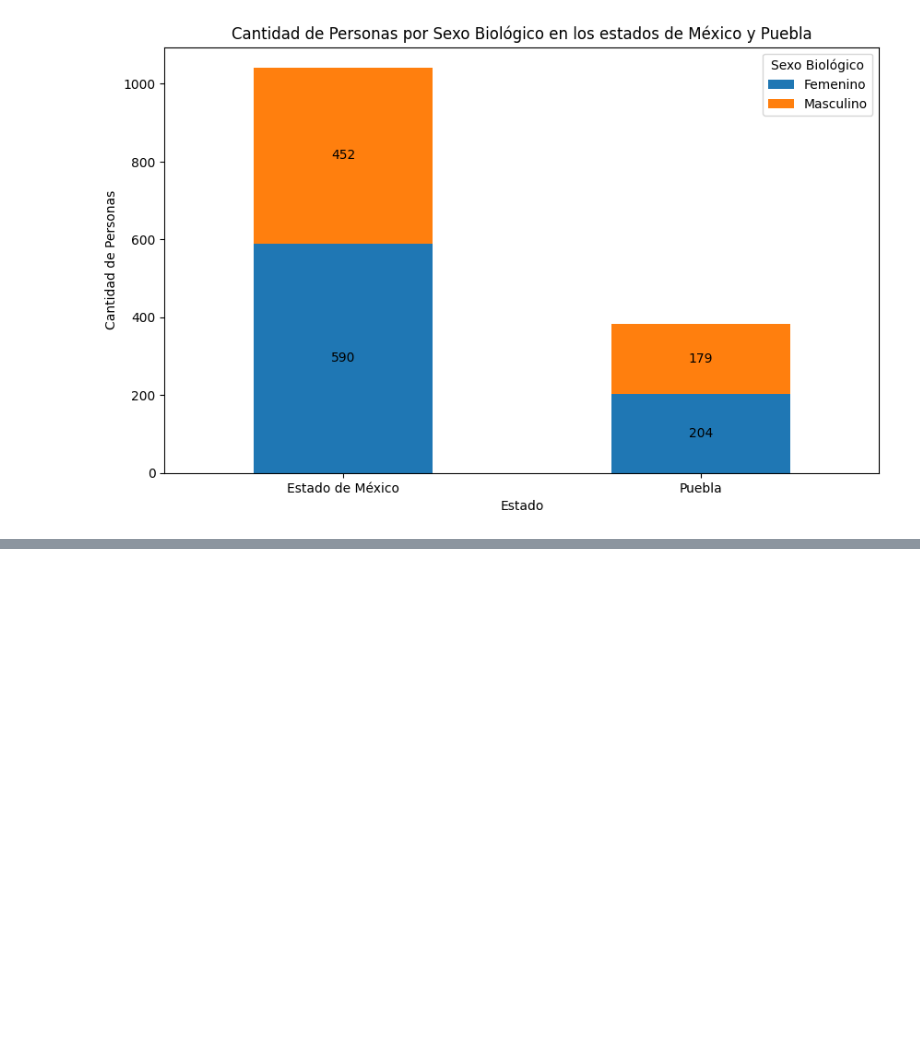
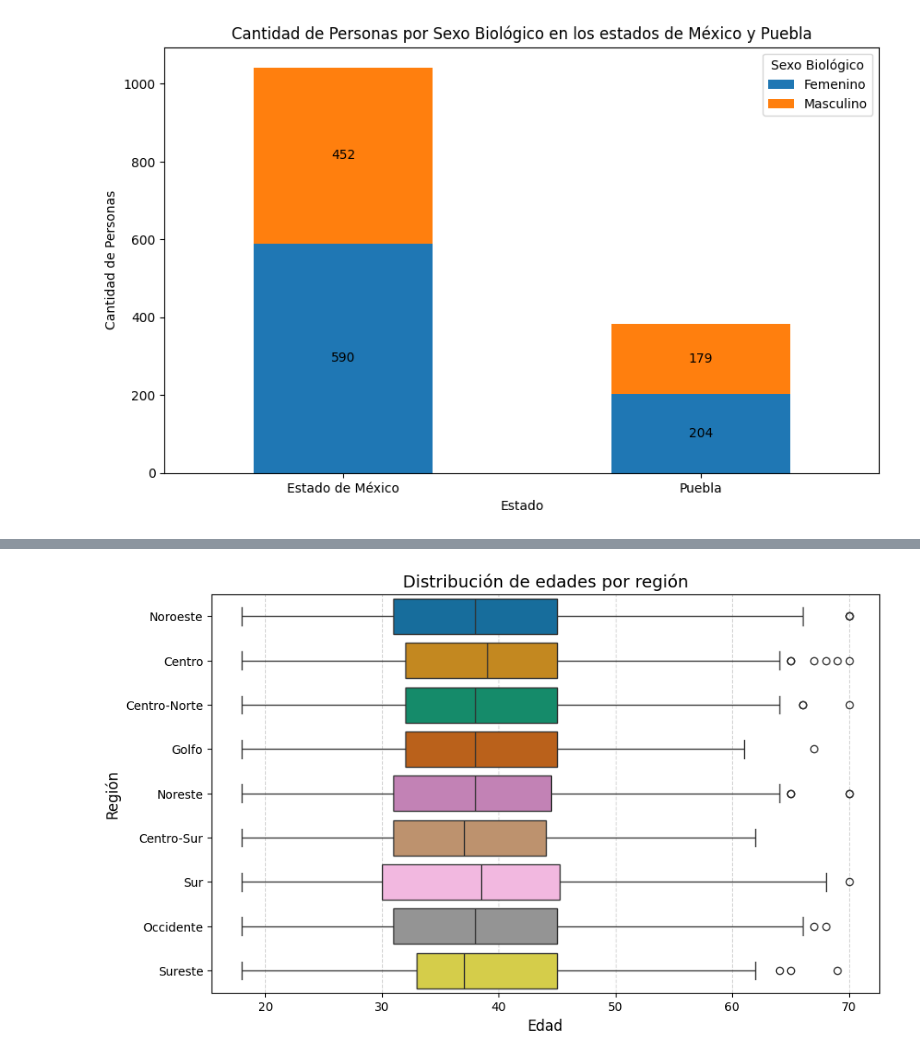
Before and after one commit to Nataliahfk/IA_aplicada_a_ciencia_de_datos, a Jupyter notebook: Manos_a_la_obra_IA.ipynb, the cells around one changed output, grey strips where cells are left out. Cells and saved outputs as stored; diff of their text form; code cells hidden in the pictures; blank space fills up the shorter version.

```diff
--- a/Manos_a_la_obra_IA.ipynb
+++ b/Manos_a_la_obra_IA.ipynb
@@ -218,0 +275,24 @@ plt.show()
+# %%
+import matplotlib.pyplot as plt
+import seaborn as sns
+
+# Ajustar el tamaño del gráfico
+plt.figure(figsize=(10, 6))
+
+# Crear boxplot
+sns.boxplot(
+    data=df_concatenado,
+    x='edad',
+    y='region',
+    palette='colorblind'
+)
+
+# Títulos y etiquetas
+plt.title('Distribución de edades por región', fontsize=14)
+plt.xlabel('Edad', fontsize=12)
+plt.ylabel('Región', fontsize=12)
+
+plt.grid(axis='x', linestyle='--', alpha=0.5)
+plt.show()
+# %% [output]
+[figure, added]
```
Also changed, not shown: parts of 7 cells of this notebook.
